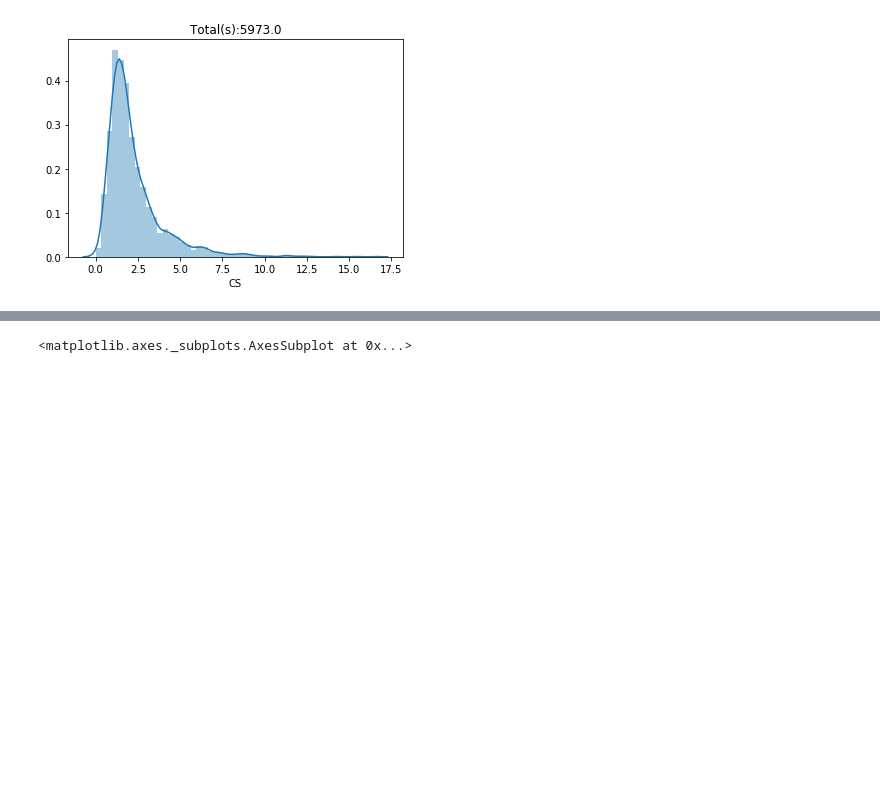
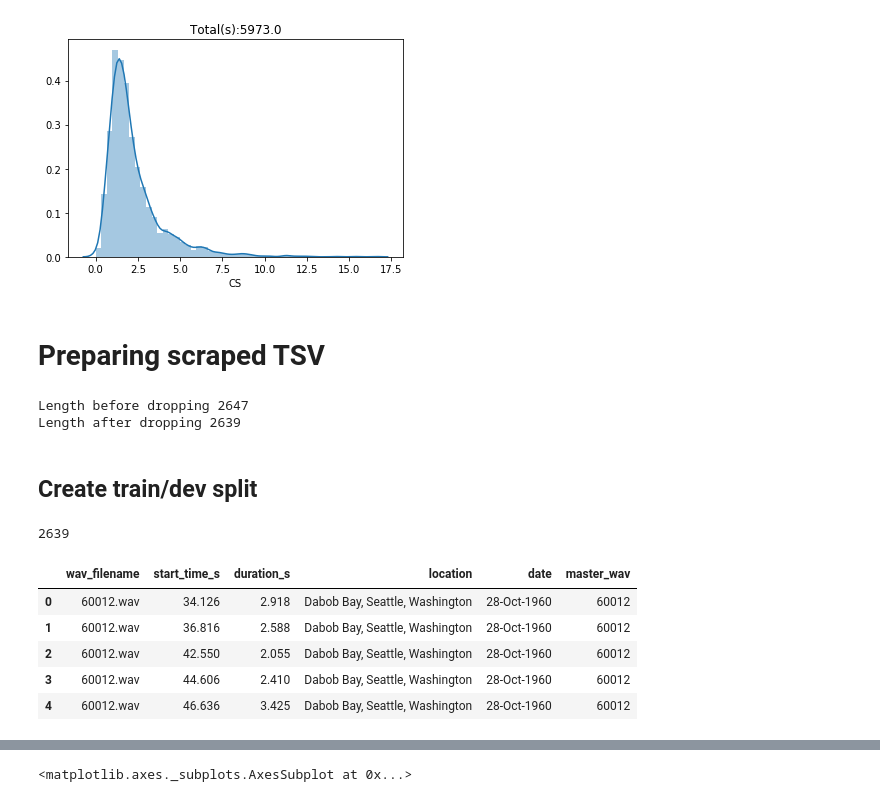
Before and after one commit to orcasound/aifororcas-livesystem, a Jupyter notebook: data_ml/DataSanityCheck.ipynb, the cells around one changed output, grey strips where cells are left out. Saved outputs shown, nothing was run; the diff lists cells and outputs as text; code cells hidden in the pictures; blank space fills up the shorter version.

```diff
--- a/data_ml/DataSanityCheck.ipynb
+++ b/data_ml/DataSanityCheck.ipynb
@@ -54,3 +54,5 @@ plt.figure(figsize=(10,10))
 sns.barplot(y="wav_id",x="CU",data=df.groupby("wav_id").CU.count().reset_index(),orient="h")
 # %%
 df.to_csv("../data/tsv/killer whale/allcuts.tsv",sep='\t',index=False)
+# %% [markdown]
+# Preparing scraped TSV
@@ -56,0 +91,25 @@ df.to_csv("../data/tsv/killer whale/allcuts.tsv",sep='\t',index=False)
+# %%
+# create TSV in final format for training data
+df = pd.read_csv("../data/tsv/killer whale/allcuts.tsv",sep='\t')
+master_ids = set([ int(Path(p).stem) for p in os.listdir("../data/wavmaster/") if len(Path(p).stem)==5 ])
+df = prepare_allcuts_df(df,master_ids)
+df.to_csv("../train_data/all.tsv",sep='\t',index=False)
+# %% [output]
+Length before dropping 2647
+Length after dropping 2639
+# %% [markdown]
+## Create train/dev split
+# %%
+df = pd.read_csv("../train_data/all.tsv",sep='\t')
+print(len(df))
+df1 = df.copy()
+df1['master_wav'] = df1.wav_filename.apply(lambda x: Path(x).stem[:5] )
+df1.head()
+# %% [output]
+2639
+|  | wav_filename | start_time_s | duration_s | location | date | master_wav |
+| 0 | 60012.wav | 34.126 | 2.918 | Dabob Bay, Seattle, Washington | 28-Oct-1960 | 60012 |
+| 1 | 60012.wav | 36.816 | 2.588 | Dabob Bay, Seattle, Washington | 28-Oct-1960 | 60012 |
+| 2 | 60012.wav | 42.550 | 2.055 | Dabob Bay, Seattle, Washington | 28-Oct-1960 | 60012 |
+| 3 | 60012.wav | 44.606 | 2.410 | Dabob Bay, Seattle, Washington | 28-Oct-1960 | 60012 |
+| 4 | 60012.wav | 46.636 | 3.425 | Dabob Bay, Seattle, Washington | 28-Oct-1960 | 60012 |
```
Also changed, not shown: parts of 20 cells of this notebook, 4 other files.
